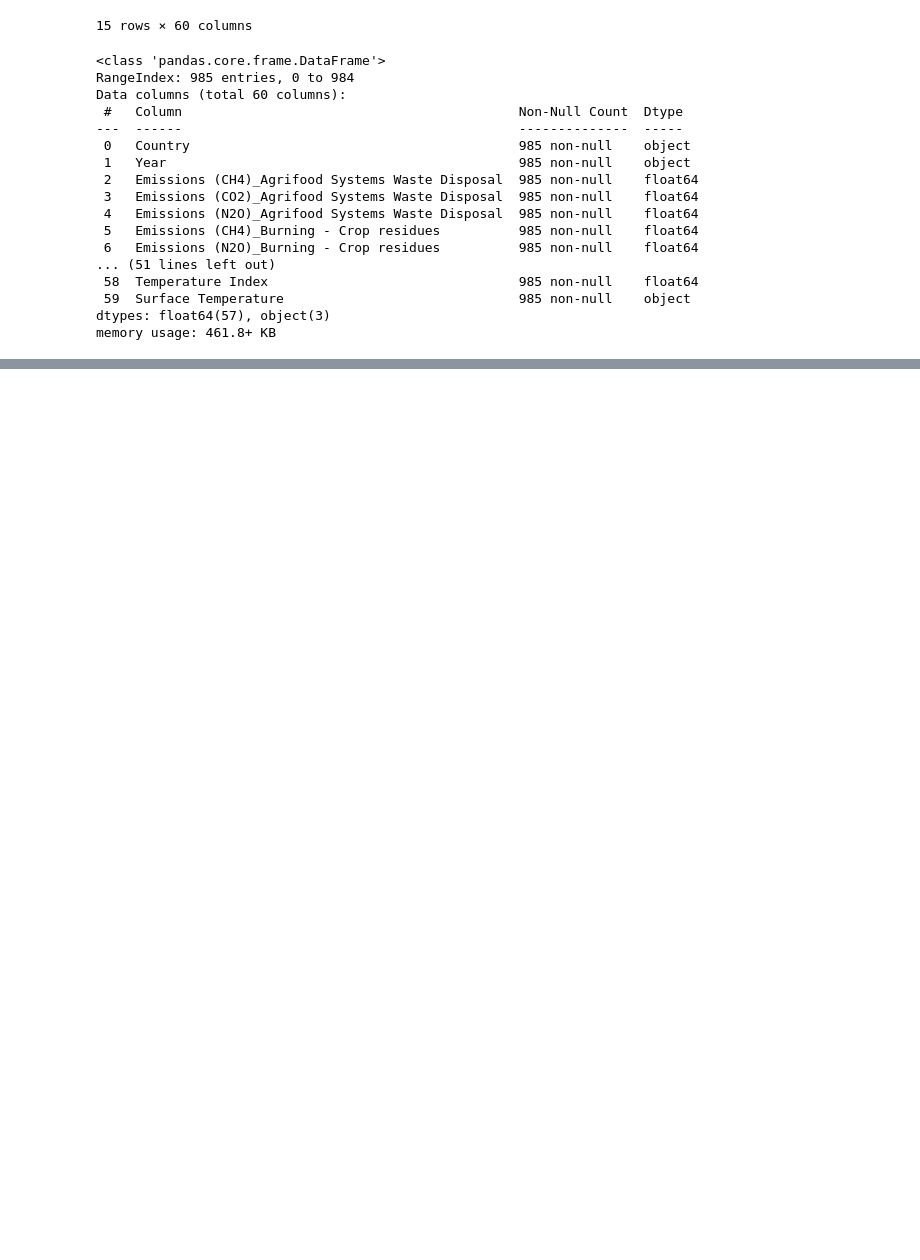
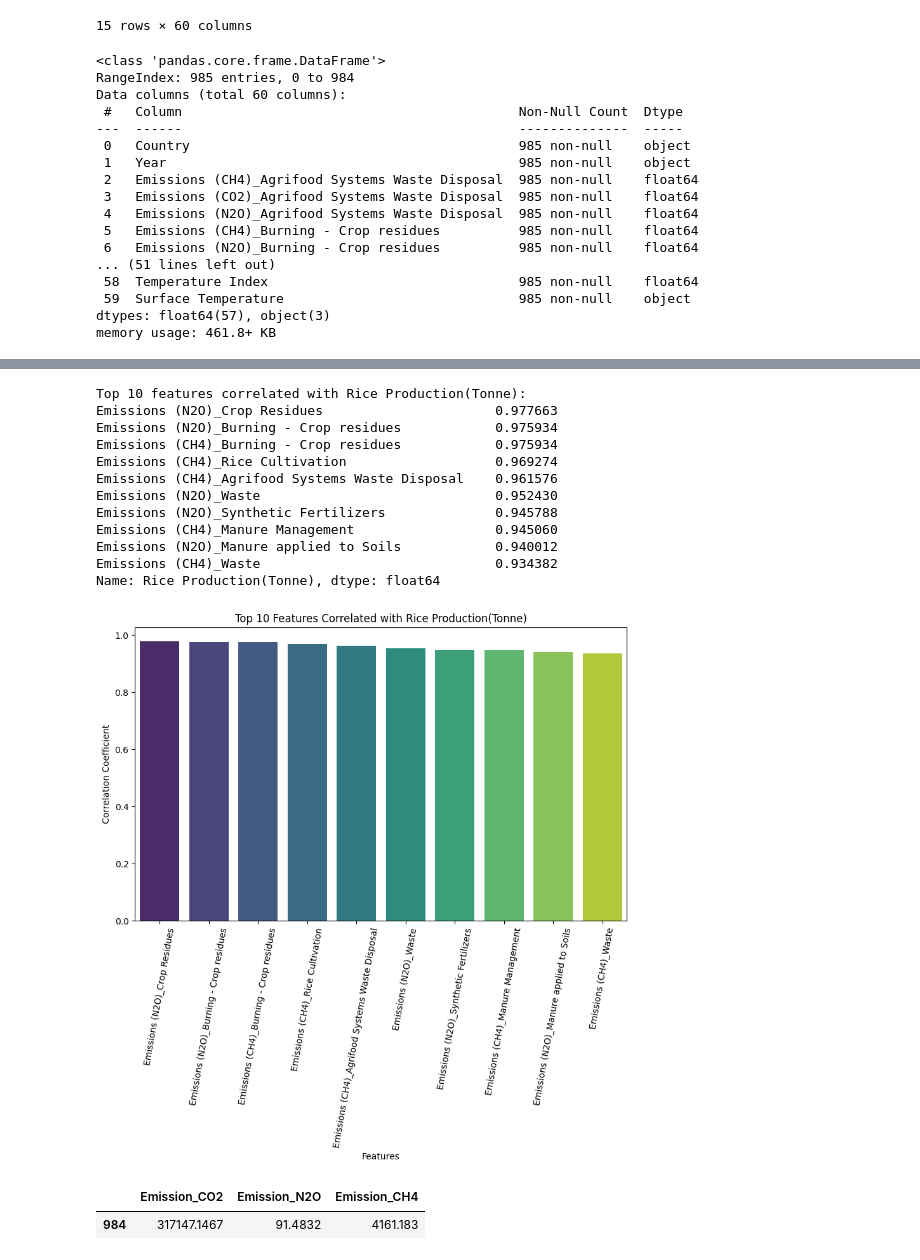
Before and after one commit to junchuan15/WIH2001_DA, a Jupyter notebook: Data Merging.ipynb, the cells around one changed output, grey strips where cells are left out. Cells and saved outputs as stored; diff of their text form; code cells hidden in the pictures; blank space fills up the shorter version.

```diff
--- a/Data Merging.ipynb
+++ b/Data Merging.ipynb
@@ -492,0 +588,50 @@ result_df.to_csv('cleaned_agrifood_data.csv', index=False)
+# %%
+import matplotlib.pyplot as plt
+import seaborn as sns
+# Calculate the correlation matrix excluding 'Country', 'Year', and 'Surface Temperature'
+correlation_matrix = result_df.drop(columns=['Country', 'Year', 'Surface Temperature']).corr()
+
+# Get the correlation of 'Rice Production(Tonne)' with other features
+rice_correlation = correlation_matrix['Rice Production(Tonne)'].drop(['Rice Production(Tonne)'])
+
+# Select the top 10 features with the highest correlation
+top_10_features = rice_correlation.abs().nlargest(10).index
+top_10_correlation = rice_correlation[top_10_features]
+print("Top 10 features correlated with Rice Production(Tonne):")
+print(top_10_correlation)
+
+
+# Plotting the correlations with vertical bars
+plt.figure(figsize=(10, 6))
+sns.barplot(x=top_10_correlation.index, y=top_10_correlation.values, palette='viridis')
+plt.ylabel('Correlation Coefficient')
+plt.xlabel('Features')
+plt.title('Top 10 Features Correlated with Rice Production(Tonne)')
+plt.xticks(rotation=80)  # Rotate x-axis labels for better readability
+plt.show()
+# %% [output]
+Top 10 features correlated with Rice Production(Tonne):
+Emissions (N2O)_Crop Residues                      0.977663
+Emissions (N2O)_Burning - Crop residues            0.975934
+Emissions (CH4)_Burning - Crop residues            0.975934
+Emissions (CH4)_Rice Cultivation                   0.969274
+Emissions (CH4)_Agrifood Systems Waste Disposal    0.961576
+Emissions (N2O)_Waste                              0.952430
+Emissions (N2O)_Synthetic Fertilizers              0.945788
+Emissions (CH4)_Manure Management                  0.945060
+Emissions (N2O)_Manure applied to Soils            0.940012
+Emissions (CH4)_Waste                              0.934382
+Name: Rice Production(Tonne), dtype: float64
+[figure, added]
+# %%
+# Sum up the total emissions for all rows
+total_emissions_sum = total_emissions_df.sum()
+
+# Keep only the row containing the total sum of emissions
+total_emissions_df = total_emissions_df.tail(1)
+
+# Print the updated dataframe
+total_emissions_df
+# %% [output]
+|  | Emission_CO2 | Emission_N2O | Emission_CH4 |
+| 984 | 317147.1467 | 91.4832 | 4161.183 |
```
Also changed, not shown: parts of 12 cells of this notebook, 4 other files.
